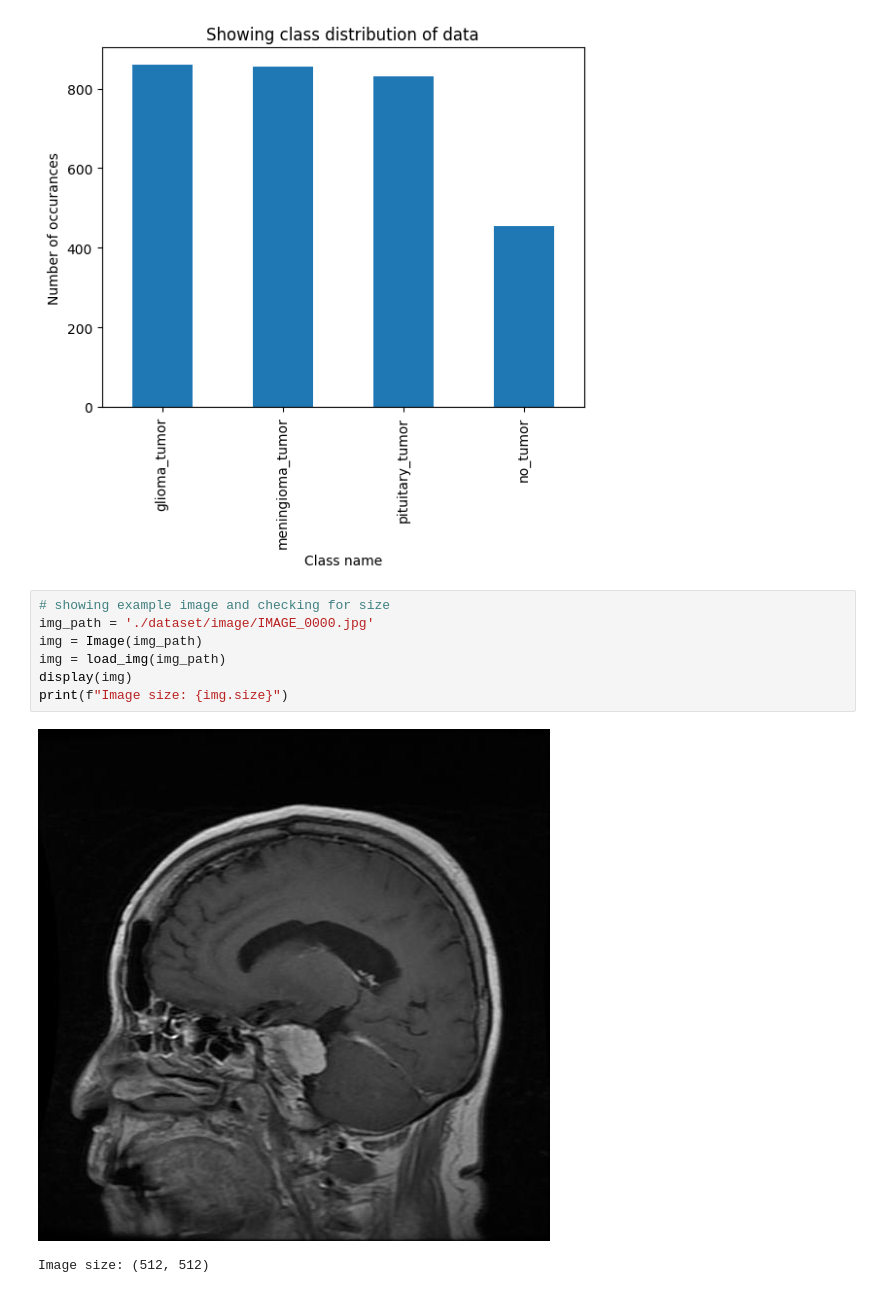
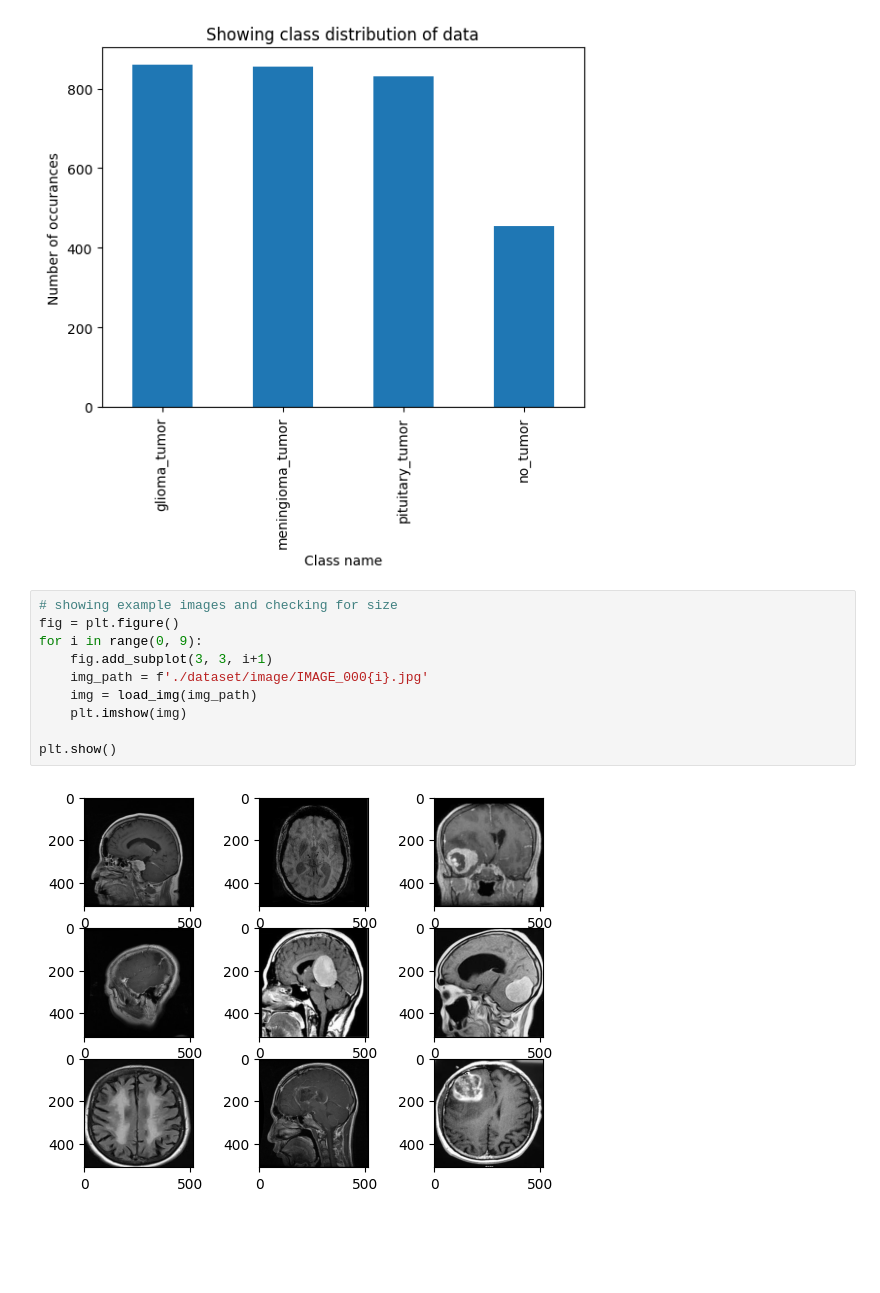
Before and after one commit to tobyloby12/AMLS-assignment, a Jupyter notebook: data_exploration.ipynb, the cells around one changed output. Drawn from its saved outputs; the diff is of its cells as text; blank space fills up the shorter version.

Commit message:
looking at variety of images

```diff
--- a/data_exploration.ipynb
+++ b/data_exploration.ipynb
@@ -50,12 +50,14 @@ plt.show()
 # %% [output]
 [figure]
 # %%
-# showing example image and checking for size
-img_path = './dataset/image/IMAGE_0000.jpg'
-img = Image(img_path)
-img = load_img(img_path)
-display(img)
-print(f"Image size: {img.size}")
+# showing example images and checking for size
+fig = plt.figure()
+for i in range(0, 9):
+    fig.add_subplot(3, 3, i+1)
+    img_path = f'./dataset/image/IMAGE_000{i}.jpg'
+    img = load_img(img_path)
+    plt.imshow(img)
+
+plt.show()
 # %% [output]
-[figure, old version]
+[figure, new version]
-Image size: (512, 512)
```
Also changed, not shown: parts of 1 cell of this notebook.
